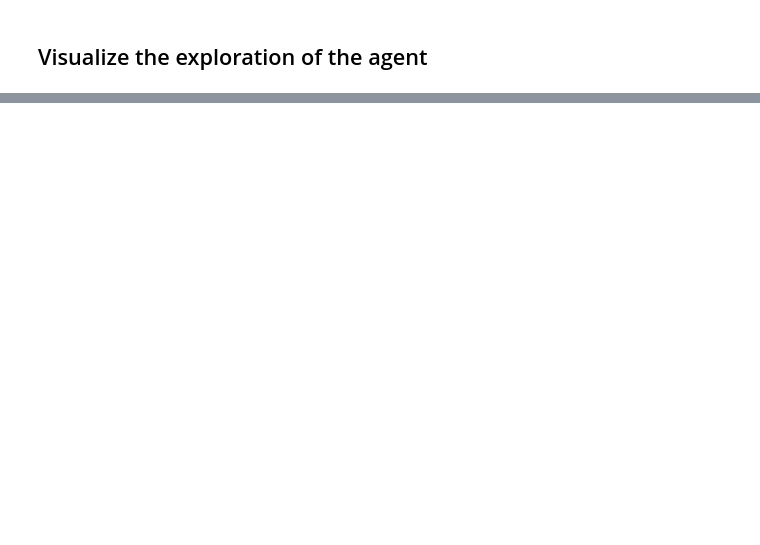
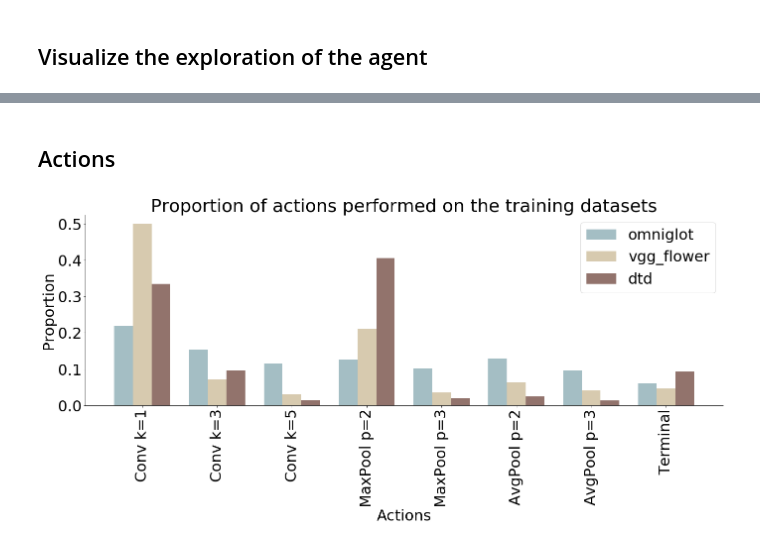
Before and after one commit to gomerudo/nas-dmrl, a Jupyter notebook: notebooks/VisualizeFinalPlots-Training.ipynb, the cells around one changed output, grey strips where cells are left out. Saved outputs shown, nothing was run; the diff lists cells and outputs as text; code cells hidden in the pictures; blank space fills up the shorter version.

```diff
--- a/notebooks/VisualizeFinalPlots-Training.ipynb
+++ b/notebooks/VisualizeFinalPlots-Training.ipynb
@@ -283,0 +288,70 @@ fig.savefig(
+# %% [markdown]
+## Actions
+# %%
+matplotlib.rcParams['font.serif'] = ['CMU Serif Roman']
+
+matplotlib.rc('figure', figsize = (20, 10))
+# Font size to 14
+matplotlib.rc('font', size = 30)
+# Do not display top and right frame lines
+matplotlib.rc('axes.spines', top = False, right = False)
+# Remove grid lines
+matplotlib.rc('axes', grid = False)
+# Set backgound color to white
+matplotlib.rc('axes', facecolor = 'white')
+matplotlib.rc('figure', autolayout=True)
+
+
+
+
+# Get the selected cells
+selected_dirs = []
+
+for key, widget in dict_widgets.items():
+    if widget.value:
+        selected_dirs.append(key)
+
+cdir = selected_dirs[0]
+src_dir = "{dir}".format(dir=cdir)
+
+actions_dist_csv = "{src}/actions_dist.csv".format(src=src_dir)
+actions_dist_df = pd.read_csv(actions_dist_csv)
+
+max_acc = 0
+res = {}
+fig, ax = plt.subplots()
+enable = False
+
+count = 0
+for dataset in ['omniglot', 'vgg_flower', 'dtd']:
+    dataset_actions_dist_df = actions_dist_df[actions_dist_df['dataset'] == dataset]
+    # Create the plot object
+    indices = range(len(dataset_actions_dist_df['action_id']))
+    width = np.min(np.diff(indices))/4
+
+    if count == 0:
+        ax.bar(indices - width, dataset_actions_dist_df['prop'], width, color = '#68939D', alpha = .6, label=dataset)
+    if count == 1:
+        ax.bar(indices, dataset_actions_dist_df['prop'], width, color = '#BDA77B', alpha = .6, label=dataset)
+    if count == 2:
+        ax.bar(indices + width, dataset_actions_dist_df['prop'], width, color = '#4A160A', alpha = .6, label=dataset)
+    count += 1
+ax.set_title("Proportion of actions performed on the training datasets".format(dataset=dataset))
+ax.set_xlabel("Actions")
+ax.set_ylabel("Proportion")
+
+list_names = ["Conv k=1", "Conv k=3", "Conv k=5", "MaxPool p=2", "MaxPool p=3", "AvgPool p=2", "AvgPool p=3", "Terminal"]
+ax.set_xticklabels(["0"] + list_names)
+# ax.set_xticklabels(["0"] + list(dataset_actions_dist_df['action_id']))
+ax.legend(loc = 'best')
+ax.tick_params(axis ='x', rotation = 90)
+
+import os
+save_dir = '{root}/figures'.format(root=src_dir)
+if not os.path.exists(save_dir):
+    os.mkdir(save_dir);
+fig.savefig(
+    '{sdir}/actions-dist-training.png'.format(sdir=save_dir, dataset=dataset)
+)   # save the figure to file
+# %% [output]
+[figure, added]
```
Also changed, not shown: parts of 7 cells of this notebook, 12 other files.
